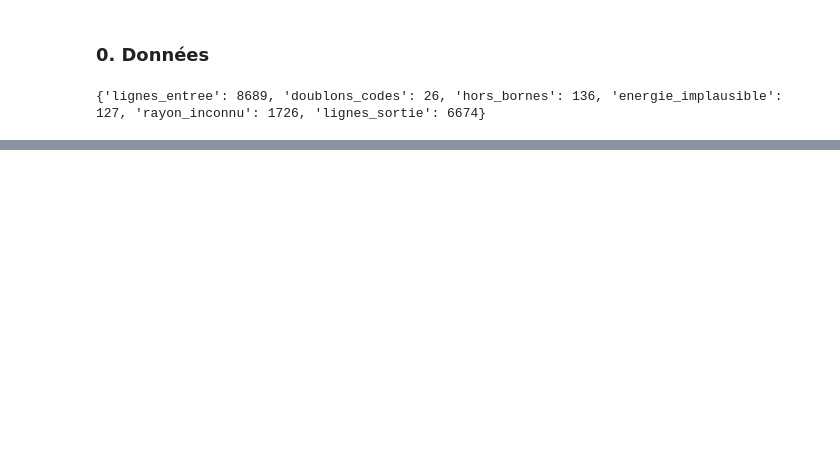
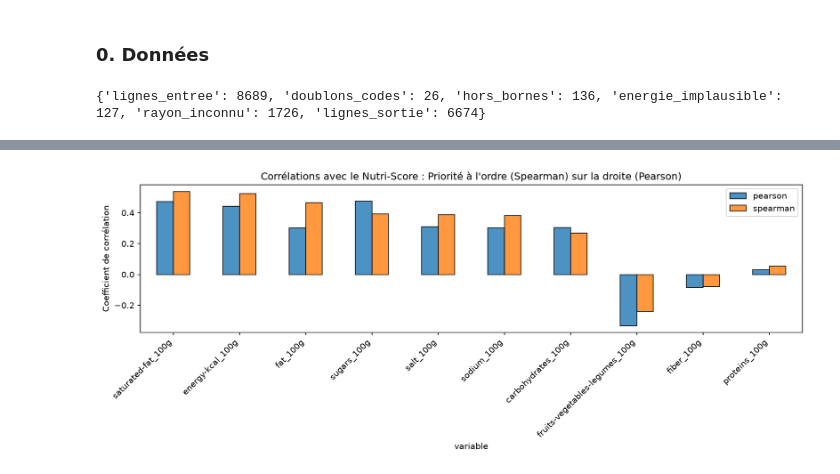
Before and after one commit to experimentall/M2I_Nutriscope, a Jupyter notebook: notebooks/eda_reference.ipynb, the cells around one changed output, grey strips where cells are left out. Cells and saved outputs as stored; diff of their text form; code cells hidden in the pictures; blank space fills up the shorter version.

```diff
--- a/notebooks/eda_reference.ipynb
+++ b/notebooks/eda_reference.ipynb
@@ -269,0 +312,94 @@ Statistique : V de Cramér = 0.3427
+# %%
+cible_score = "nutriscore_score"
+
+# Corrélations avec le Nutri-Score
+print("--- Corrélations globales avec le score de Nutri-Score ---")
+table_corr_globale = correlations_nutriscore(df, NUTRIMENTS, cible_score)
+display(table_corr_globale.round(3))
+
+# Figure 1 : Barres doubles Pearson vs Spearman
+fig, ax = plt.subplots(figsize=(12, 5))
+table_corr_globale[["pearson", "spearman"]].plot(kind="bar", ax=ax, edgecolor="black", alpha=0.8)
+ax.set_title("Corrélations avec le Nutri-Score : Priorité à l'ordre (Spearman) sur la droite (Pearson)")
+ax.set_ylabel("Coefficient de corrélation")
+plt.xticks(rotation=45, ha="right")
+fig.tight_layout()
+figure(fig, "double_barres_correlations")
+plt.show()
+
+# Matrice de corrélation de Spearman & Paires redondantes
+matrice_spearman = df[NUTRIMENTS].corr(method="spearman")
+df_redondances = paires_redondantes(matrice_spearman, seuil=0.8)
+print("\n--- Paires de nutriments redondantes détectées (|rho| >= 0.8) ---")
+display(df_redondances.round(3))
+
+# Figure 2 : Heatmap exploratoire des corrélations avec valeurs numériques
+fig, ax = plt.subplots(figsize=(8, 6))
+cax = ax.matshow(matrice_spearman, cmap="RdBu_r", vmin=-1, vmax=1)
+fig.colorbar(cax, ax=ax, shrink=0.8)
+ax.set_xticks(range(len(NUTRIMENTS)))
+ax.set_yticks(range(len(NUTRIMENTS)))
+ax.set_xticklabels([c.replace("_100g", "") for c in NUTRIMENTS], rotation=45, ha="left")
+ax.set_yticklabels([c.replace("_100g", "") for c in NUTRIMENTS])
+for i in range(len(NUTRIMENTS)):
+    for j in range(len(NUTRIMENTS)):
+        valeur = matrice_spearman.iloc[i, j]
+        couleur_texte = "white" if abs(valeur) > 0.5 else "black"
+        ax.text(j, i, f"{valeur:.2f}", ha="center", va="center", color=couleur_texte, fontsize=9)
+ax.set_title("Matrice de Spearman : blocs de colinéarité évidents (Gras, Sucres, Sel)", pad=20)
+fig.tight_layout()
+figure(fig, "heatmap_spearman")
+plt.show()
+
+# Corrélations par rayon pour le sucre et le sel
+print("\n--- Analyse stratifiée par Rayon pour les Sucres ---")
+corr_sucre_rayon = correlations_par_rayon(df, "sugars_100g", cible_score)
+display(corr_sucre_rayon.round(3))
+
+print("\n--- Analyse stratifiée par Rayon pour le Sel ---")
+corr_sel_rayon = correlations_par_rayon(df, "salt_100g", cible_score)
+display(corr_sel_rayon.round(3))
+
+# Focus Produits Laitiers par sous-rayon (pnns_groups_2)
+print("\n--- Corrélations au sein du sous-rayon Milk and dairy products ---")
+df_laitiers = df[df[RAYON] == "Milk and dairy products"]
+lignes_laitiers = []
+for s_rayon, sous_df in df_laitiers.groupby("pnns_groups_2", observed=True):
+    paire_valide = sous_df[["sugars_100g", cible_score]].dropna()
+    if len(paire_valide) >= 30:
+        lignes_laitiers.append({
+            "sub_rayon": s_rayon,
+            "n": len(paire_valide),
+            "spearman_sucres": paire_valide["sugars_100g"].corr(paire_valide[cible_score], method="spearman")
+        })
+display(pd.DataFrame(lignes_laitiers).set_index("sub_rayon").round(3))
+
+# ACP SUR NUTRIMENTS STANDARDISÉS
+df_acp = df.dropna(subset=NUTRIMENTS)
+Z = StandardScaler().fit_transform(df_acp[NUTRIMENTS])
+pca = PCA(n_components=2, random_state=42)
+P = pca.fit_transform(Z)
+
+print(f"\nVariance expliquée par le plan factoriel (PC1 + PC2) : {pca.explained_variance_ratio_.sum()*100:.1f}%")
+
+fig, ax = plt.subplots(figsize=(8, 6))
+couleurs_grade = {"a": "#1a9850", "b": "#91cf60", "c": "#fee08b", "d": "#fc8d59", "e": "#d73027"}
+grade = df_acp["nutriscore_grade"].where(df_acp["nutriscore_grade"].isin(list("abcde")), "autre")
+
+for g, col in list(couleurs_grade.items()) + [("autre", "#bbbbbb")]:
+    m = (grade == g).to_numpy()
+    ax.scatter(P[m, 0], P[m, 1], s=4, alpha=0.5, c=col, label=g)
+
+# Tracer le cercle des corrélations simplifié (charges) par-dessus
+for i, v in enumerate(NUTRIMENTS):
+    ax.arrow(0, 0, pca.components_[0, i]*4, pca.components_[1, i]*4, color="black", head_width=0.1, alpha=0.7)
+    ax.text(pca.components_[0, i]*4.5, pca.components_[1, i]*4.5, v.replace("_100g", ""), fontsize=8, weight="bold")
+
+ax.set_title("Plan factoriel ACP : PC1 aligné sur le gradient de qualité nutritionnelle (A-E)")
+ax.set_xlabel(f"PC1 ({pca.explained_variance_ratio_[0]*100:.1f}%)")
+ax.set_ylabel(f"PC2 ({pca.explained_variance_ratio_[1]*100:.1f}%)")
+ax.legend(title="Grade")
+fig.tight_layout()
+figure(fig, "acp_factoriel_grades")
+plt.show()
+# %% [output]
@@ -269,0 +419 @@ Statistique : V de Cramér = 0.3427
+[figure, added]
```
Also changed, not shown: parts of 12 cells of this notebook, 24 other files.
